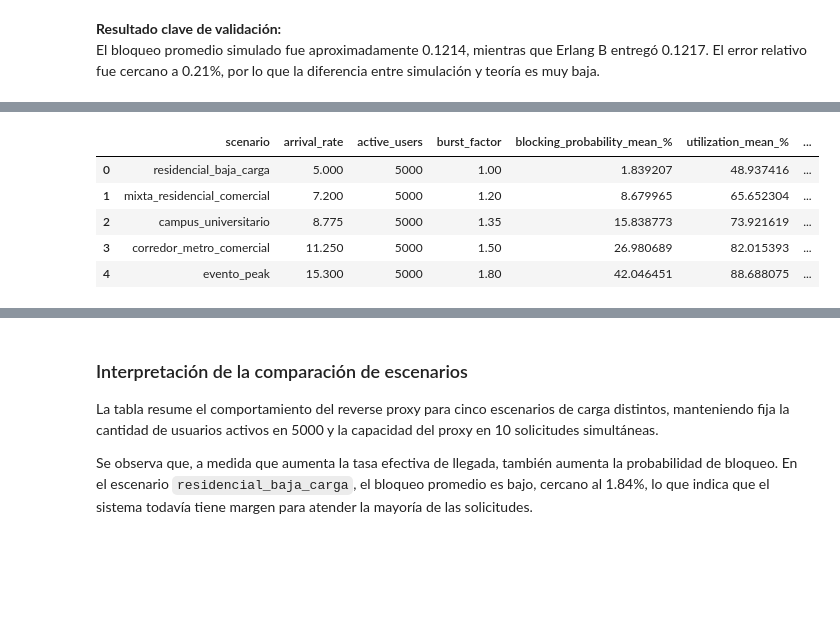
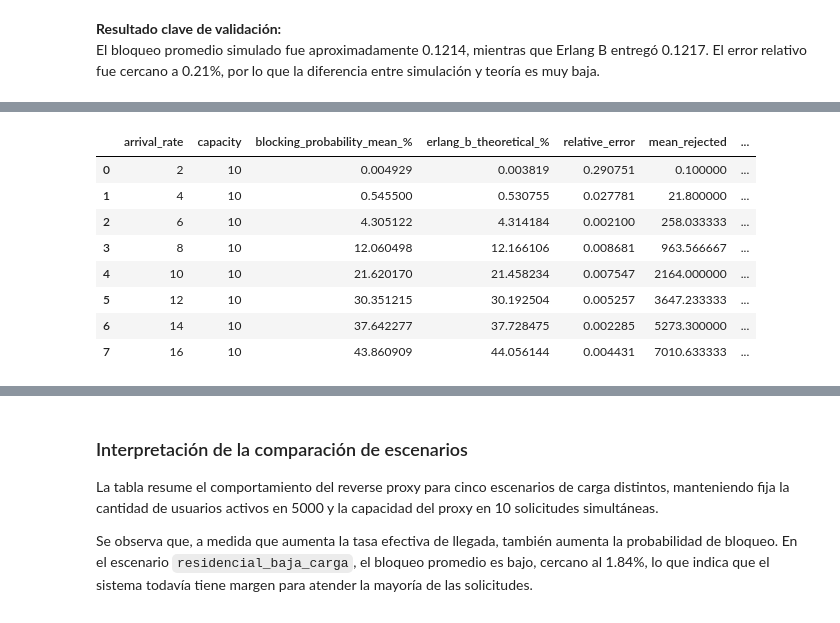
Before and after one commit to sebadaba/rproxy-sim, a Jupyter notebook: notebooks/01_resultados_base.ipynb, the cells around one changed output, grey strips where cells are left out. Drawn from its saved outputs; the diff is of its cells as text; code cells hidden in the pictures; blank space fills up the shorter version.

```diff
--- a/notebooks/01_resultados_base.ipynb
+++ b/notebooks/01_resultados_base.ipynb
@@ -92,43 +122,42 @@ El bloqueo promedio simulado fue aproximadamente 0.1214, mientras que Erlang B e
 # %%
-scenario_df = pd.read_csv(RESULTS / "scenario_comparison_summary.csv")
+load_sweep_df = pd.read_csv(RESULTS / "load_sweep_erlang_b_summary.csv")
 
-scenario_table = scenario_df[
+load_sweep_table = load_sweep_df[
     [
-        "scenario",
         "arrival_rate",
-        "active_users",
-        "burst_factor",
+        "service_rate",
+        "capacity",
         "blocking_probability_mean",
-        "blocking_probability_ci95_low",
-        "blocking_probability_ci95_high",
-        "utilization_mean",
+        "erlang_b_theoretical",
+        "relative_error",
         "mean_rejected",
         "mean_accepted",
         "mean_arrivals",
     ]
 ].copy()
 
-# Pasar algunas métricas a porcentaje para lectura más clara
-scenario_table["blocking_probability_mean_%"] = 100 * scenario_table["blocking_probability_mean"]
-scenario_table["utilization_mean_%"] = 100 * scenario_table["utilization_mean"]
+load_sweep_table["blocking_probability_mean_%"] = 100 * load_sweep_table["blocking_probability_mean"]
+load_sweep_table["erlang_b_theoretical_%"] = 100 * load_sweep_table["erlang_b_theoretical"]
 
-scenario_table[
+load_sweep_table[
     [
-        "scenario",
         "arrival_rate",
-        "active_users",
-        "burst_factor",
+        "capacity",
         "blocking_probability_mean_%",
-        "utilization_mean_%",
+        "erlang_b_theoretical_%",
+        "relative_error",
         "mean_rejected",
         "mean_accepted",
         "mean_arrivals",
     ]
 ]
 # %% [output]
-|  | scenario | arrival_rate | active_users | burst_factor | blocking_probability_mean_% | utilization_mean_% | ... |
-| 0 | residencial_baja_carga | 5.000 | 5000 | 1.00 | 1.839207 | 48.937416 | ... |
-| 1 | mixta_residencial_comercial | 7.200 | 5000 | 1.20 | 8.679965 | 65.652304 | ... |
-| 2 | campus_universitario | 8.775 | 5000 | 1.35 | 15.838773 | 73.921619 | ... |
-| 3 | corredor_metro_comercial | 11.250 | 5000 | 1.50 | 26.980689 | 82.015393 | ... |
-| 4 | evento_peak | 15.300 | 5000 | 1.80 | 42.046451 | 88.688075 | ... |
+|  | arrival_rate | capacity | blocking_probability_mean_% | erlang_b_theoretical_% | relative_error | mean_rejected | ... |
+| 0 | 2 | 10 | 0.004929 | 0.003819 | 0.290751 | 0.100000 | ... |
+| 1 | 4 | 10 | 0.545500 | 0.530755 | 0.027781 | 21.800000 | ... |
+| 2 | 6 | 10 | 4.305122 | 4.314184 | 0.002100 | 258.033333 | ... |
+| 3 | 8 | 10 | 12.060498 | 12.166106 | 0.008681 | 963.566667 | ... |
+| 4 | 10 | 10 | 21.620170 | 21.458234 | 0.007547 | 2164.000000 | ... |
+| 5 | 12 | 10 | 30.351215 | 30.192504 | 0.005257 | 3647.233333 | ... |
+| 6 | 14 | 10 | 37.642277 | 37.728475 | 0.002285 | 5273.300000 | ... |
+| 7 | 16 | 10 | 43.860909 | 44.056144 | 0.004431 | 7010.633333 | ... |
```
Also changed, not shown: parts of 7 cells of this notebook, 4 other files.
